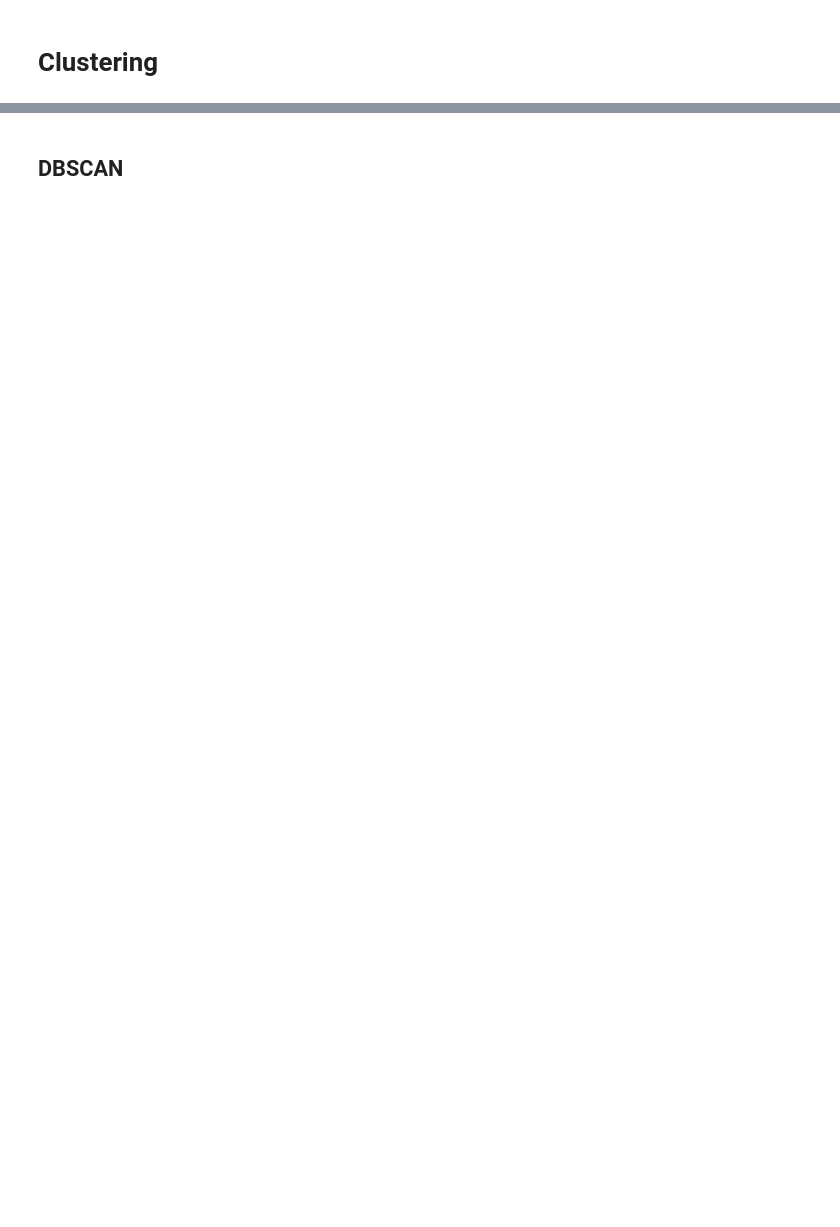
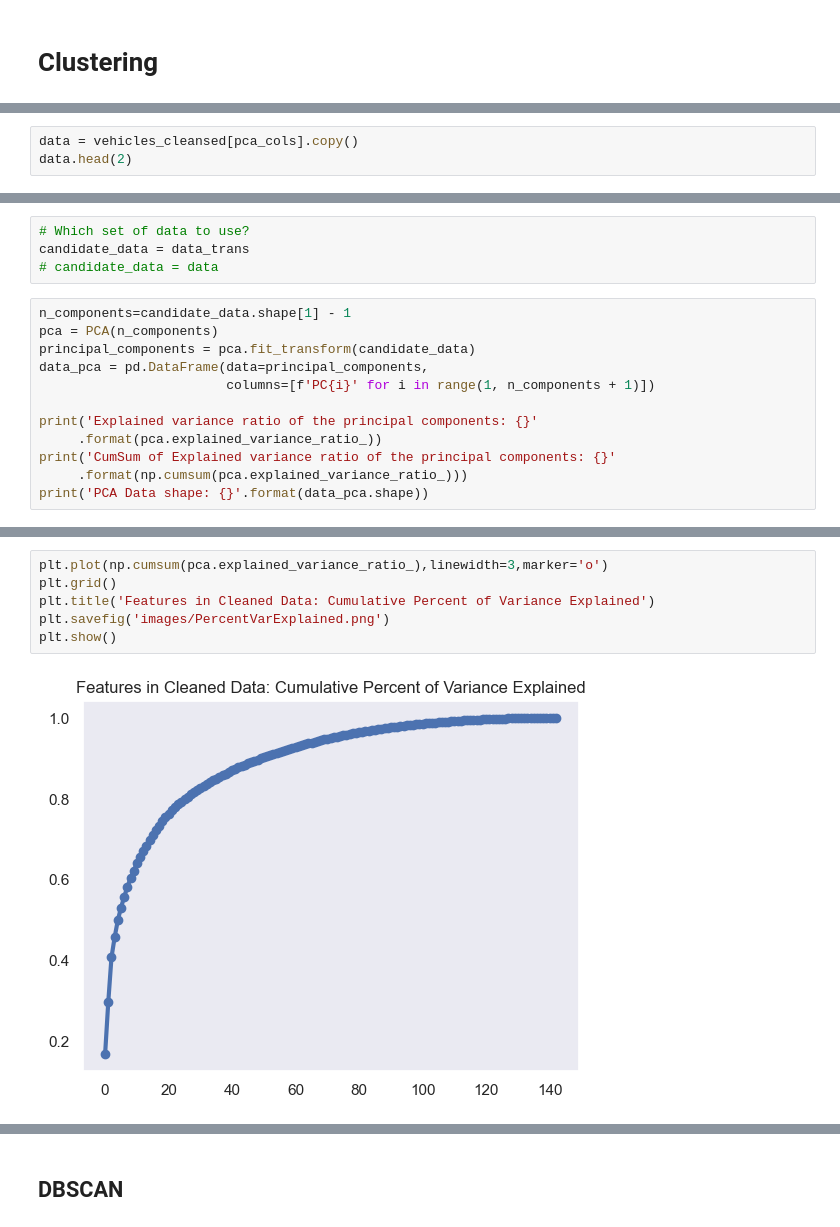
Before and after one commit to fazeelgm/UCB_ML_AI_PracticalApp_II, a Jupyter notebook: DataModels.ipynb, the cells around one changed output, grey strips where cells are left out. Drawn from its saved outputs; the diff is of its cells as text; blank space fills up the shorter version.

```diff
--- a/DataModels.ipynb
+++ b/DataModels.ipynb
@@ -78,0 +172,3 @@ ColumnTransformer(remainder=StandardScaler(),
+# %%
+data = vehicles_cleansed[pca_cols].copy()
+data.head(2)
@@ -78,0 +237,16 @@ ColumnTransformer(remainder=StandardScaler(),
+# %%
+# Which set of data to use?
+candidate_data = data_trans
+# candidate_data = data
+# %%
+n_components=candidate_data.shape[1] - 1
+pca = PCA(n_components)
+principal_components = pca.fit_transform(candidate_data)
+data_pca = pd.DataFrame(data=principal_components,
+                        columns=[f'PC{i}' for i in range(1, n_components + 1)])
+
+print('Explained variance ratio of the principal components: {}'
+     .format(pca.explained_variance_ratio_))
+print('CumSum of Explained variance ratio of the principal components: {}'
+     .format(np.cumsum(pca.explained_variance_ratio_)))
+print('PCA Data shape: {}'.format(data_pca.shape))
@@ -78,0 +281,8 @@ ColumnTransformer(remainder=StandardScaler(),
+# %%
+plt.plot(np.cumsum(pca.explained_variance_ratio_),linewidth=3,marker='o')
+plt.grid()
+plt.title('Features in Cleaned Data: Cumulative Percent of Variance Explained')
+plt.savefig('images/PercentVarExplained.png')
+plt.show()
+# %% [output]
+[figure, added]
```
Also changed, not shown: parts of 80 cells of this notebook, 2 other files.
